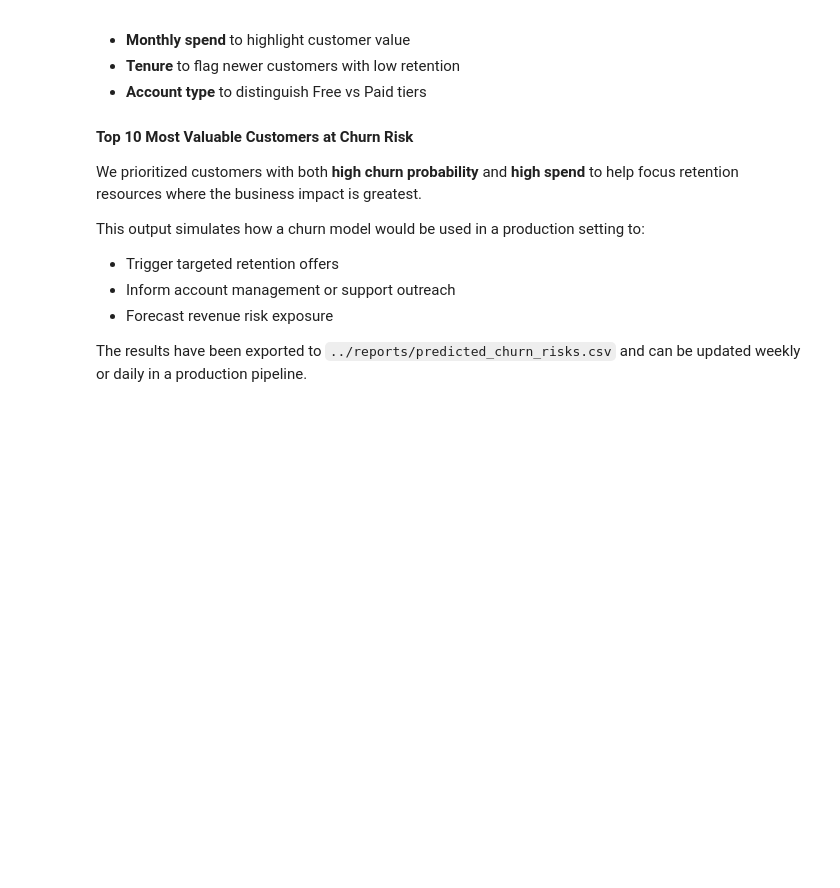
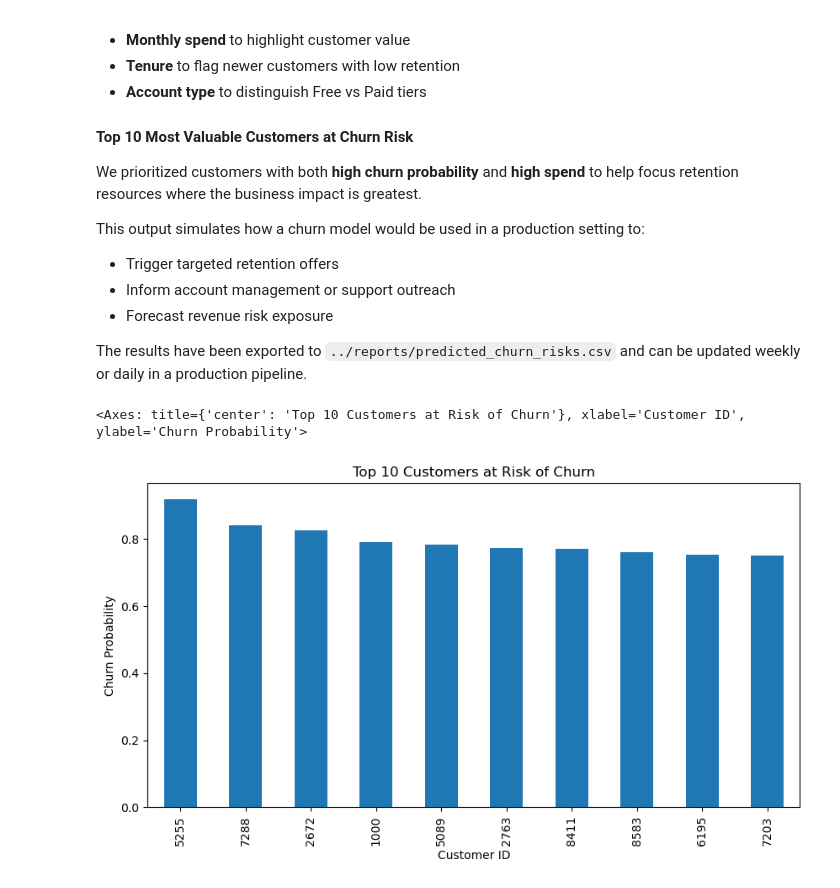
Before and after one commit to JamesvBell/data-science, a Jupyter notebook: churn-prediction/notebooks/churn_model_building.ipynb, the cells around one changed output. Cells and saved outputs as stored; diff of their text form; code cells hidden in the pictures; blank space fills up the shorter version.

```diff
--- a/churn-prediction/notebooks/churn_model_building.ipynb
+++ b/churn-prediction/notebooks/churn_model_building.ipynb
@@ -382 +377,23 @@ shap_values = explainer(X_encoded)
+# %%
+# Recreate and refit the full pipeline, assuming preprocessor is already defined
+from xgboost import XGBClassifier
+from sklearn.pipeline import Pipeline
+
+pipeline = Pipeline([
+    ('preprocessing', preprocessor),
+    ('xgb', XGBClassifier(n_estimators=100, max_depth=4, learning_rate=0.1,
+                          eval_metric='logloss'))
+])
+
+# Fit the model again on original training data
+pipeline.fit(X_train, y_train)
+
+# Prepare data for SHAP with transformed test set
+model = pipeline.named_steps['xgb']
+X_test_encoded = pipeline.named_steps['preprocessing'].transform(X_test)
+
+# Run SHAP explanation
+import shap
+explainer = shap.Explainer(model, X_test_encoded, feature_names=all_feature_names)
+shap_values = explainer(X_test_encoded)
 # %%
@@ -522,3 +540,21 @@ This output simulates how a churn model would be used in a production setting to
 - Forecast revenue risk exposure
 
 The results have been exported to `../reports/predicted_churn_risks.csv` and can be updated weekly or daily in a production pipeline.
+# %%
+# Sort by predicted churn probability
+top_risk = active_customers.sort_values('churn_probability', ascending=False).head(10)
+
+# Plot churn probability for top 10
+top_risk.plot(
+    x='original_customer_id',
+    y='churn_probability',
+    kind='bar',
+    legend=False,
+    title='Top 10 Customers at Risk of Churn',
+    figsize=(10, 5),
+    ylabel='Churn Probability',
+    xlabel='Customer ID'
+)
+# %% [output]
+<Axes: title={'center': 'Top 10 Customers at Risk of Churn'}, xlabel='Customer ID', ylabel='Churn Probability'>
+[figure, added]
```
Also changed, not shown: parts of 7 cells of this notebook.
